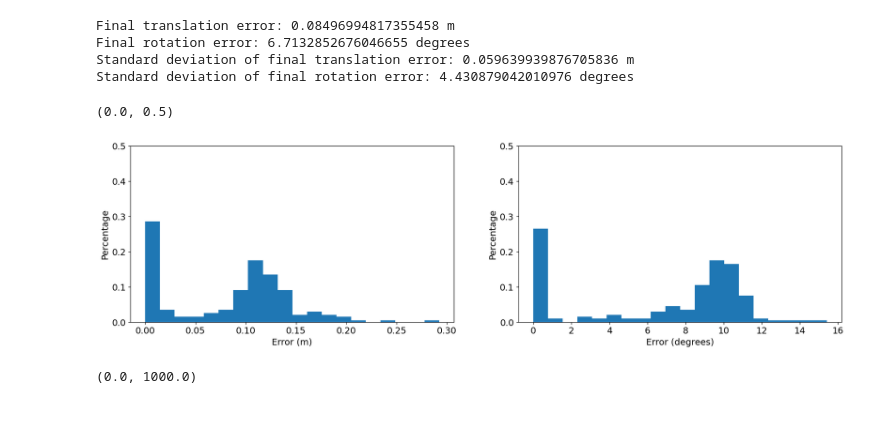
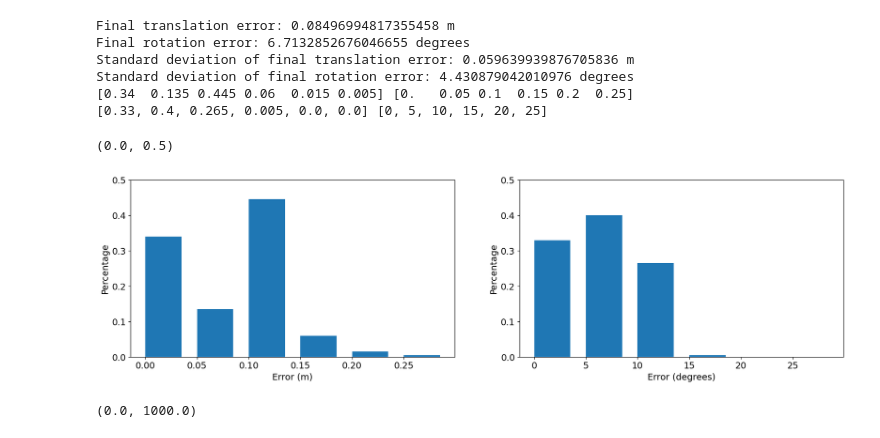
Before and after one commit to tauzn-clock/plane-nerf, a Jupyter notebook: utils/process_pose_data.ipynb, the cells around one changed output. Drawn from its saved outputs; the diff is of its cells as text; code cells hidden in the pictures.

Commit message:
working graph

```diff
--- a/utils/process_pose_data.ipynb
+++ b/utils/process_pose_data.ipynb
@@ -68,40 +71,62 @@ print(f"Standard deviation of final rotation error: {final_rotation_error.std()
 #Plot 3 graphs for PSNR, SSIM, LPIPS side by side
 fig, axs = plt.subplots(1, 2, figsize=(20, 5))
 
 #Increase font size
 plt.rcParams.update({'font.size': 12})
 
 #Increase font size of axis
 for ax in axs:
     for item in ([ax.title, ax.xaxis.label, ax.yaxis.label] +
                  ax.get_xticklabels() + ax.get_yticklabels()):
         item.set_fontsize(14)
 
 #Plot histogram of final translation and rotation error
 
-hist, bins = np.histogram(final_translation_error, bins=20)
-hist_percentage = (hist / len(final_translation_error))
+bin = []
+percentage = []
+cnt = 6
+for x in range(cnt):
+    i = x * 0.05
+    bin.append(i)
+    percentage.append(len(final_translation_error[(final_translation_error >= i) & (final_translation_error < i+0.05)])/200)
 
-axs[0].bar(bins[:-1], hist_percentage, width=np.diff(bins), align="edge")
+bin = np.array(bin)
+percentage = np.array(percentage)
+
+print(percentage,bin)
+
+bar_width = np.array([0.05] * cnt) * 0.7
+
+axs[0].bar(bin, percentage, width=bar_width, align="edge")
 axs[0].set_xlabel("Error (m)")
 axs[0].set_ylabel("Percentage")
 axs[0].set_ylim(0, 0.5)
 
+bin = []
+percentage = []
+cnt = 6
+for x in range(cnt):
+    i = x * 5
+    bin.append(i)
+    percentage.append(len(final_rotation_error[(final_rotation_error/math.pi *180 >= i) & (final_rotation_error/math.pi*180 < i+5)])/200)
 
-hist, bins = np.histogram(final_rotation_error * 180 / math.pi, bins=20)
-hist_percentage = (hist / len(final_rotation_error))
+print(percentage,bin)
 
-axs[1].bar(bins[:-1], hist_percentage, width=np.diff(bins), align="edge")
+bar_width = np.array([5] * cnt) * 0.7
+
+axs[1].bar(bin, percentage, width=bar_width, align="edge")
 axs[1].set_xlabel("Error (degrees)")
 axs[1].set_ylabel("Percentage")
 axs[1].set_ylim(0, 0.5)
 # %% [output]
 Final translation error: 0.08496994817355458 m
 Final rotation error: 6.7132852676046655 degrees
 Standard deviation of final translation error: 0.059639939876705836 m
 Standard deviation of final rotation error: 4.430879042010976 degrees
+[0.34  0.135 0.445 0.06  0.015 0.005] [0.   0.05 0.1  0.15 0.2  0.25]
+[0.33, 0.4, 0.265, 0.005, 0.0, 0.0] [0, 5, 10, 15, 20, 25]
 (0.0, 0.5)
-[figure, old version]
+[figure, new version]
 # %%
 #Plot 3 graphs for PSNR, SSIM, LPIPS side by side
 fig, axs = plt.subplots(1, 2, figsize=(20, 5))
```
Also changed, not shown: parts of 3 cells of this notebook.
